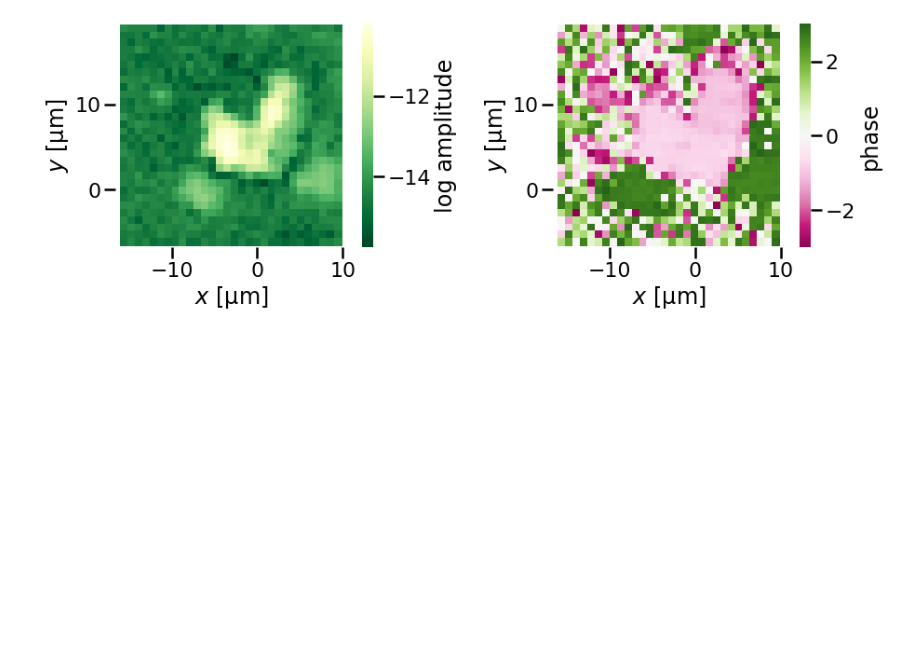
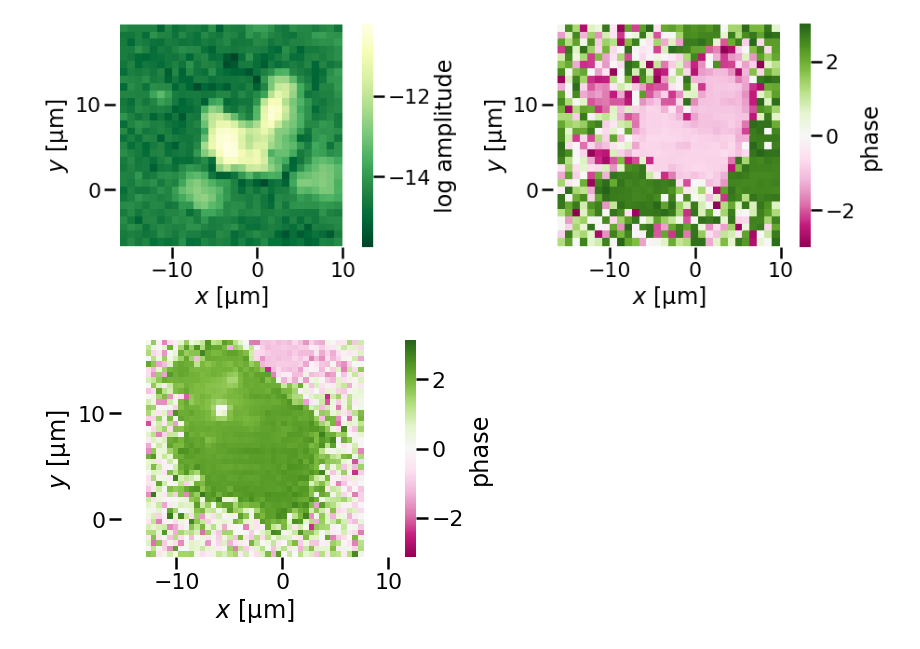
Before and after one commit to horowitz-lab/NetMAP, a Jupyter notebook: Mode Maps.ipynb, the cells around one changed output. Saved outputs shown, nothing was run; the diff lists cells and outputs as text; code cells hidden in the pictures; blank space fills up the shorter version.

```diff
--- a/Mode Maps.ipynb
+++ b/Mode Maps.ipynb
@@ -195,3 +194,13 @@ plt.ylabel(u'$y$ [μm]')
 plt.tight_layout();
 # %% [output]
 [figure]
+# %%
+myheatmap(phase1, 'phase',
+          vmin=-np.pi,
+          vmax = np.pi,
+          cmap='PiYG');
+plt.gca().axis('equal');
+plt.xlabel(u'$x$ [μm]')
+plt.ylabel(u'$y$ [μm]');
+# %% [output]
+[figure, added]
```
Also changed, not shown: parts of 9 cells of this notebook.
